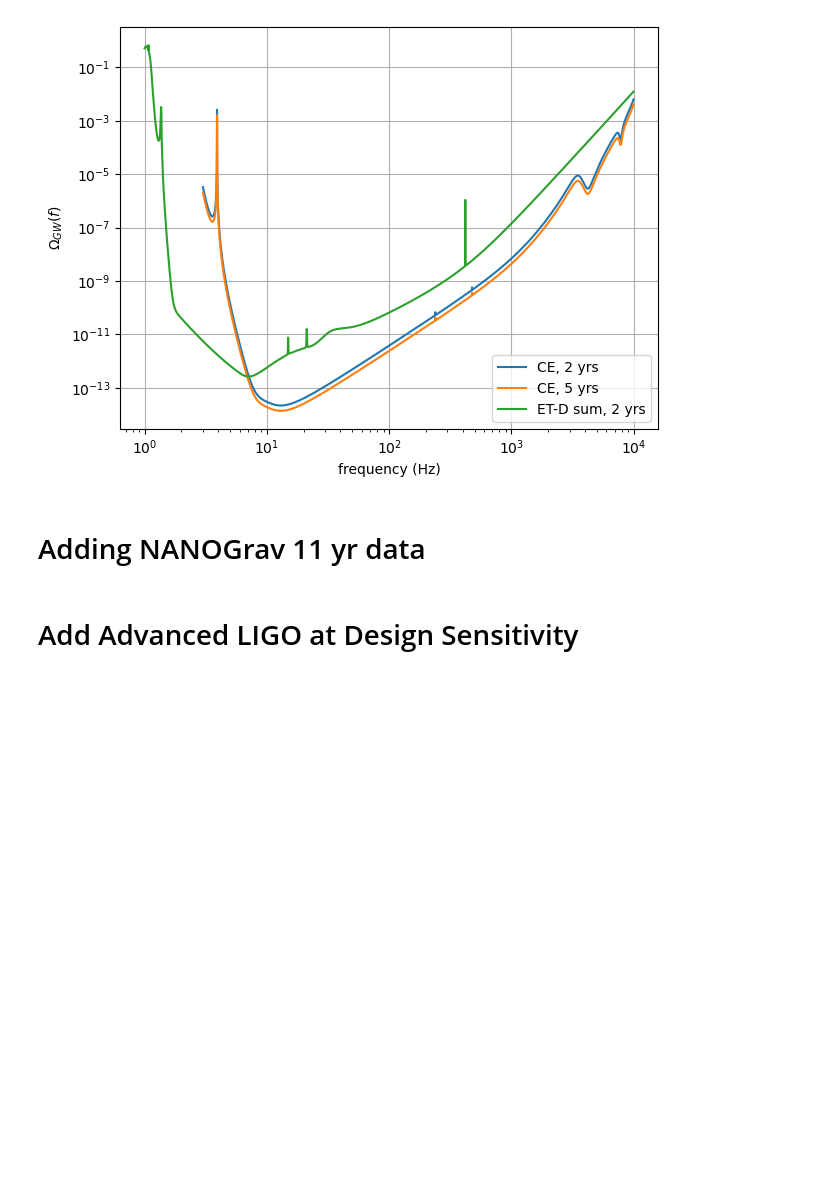
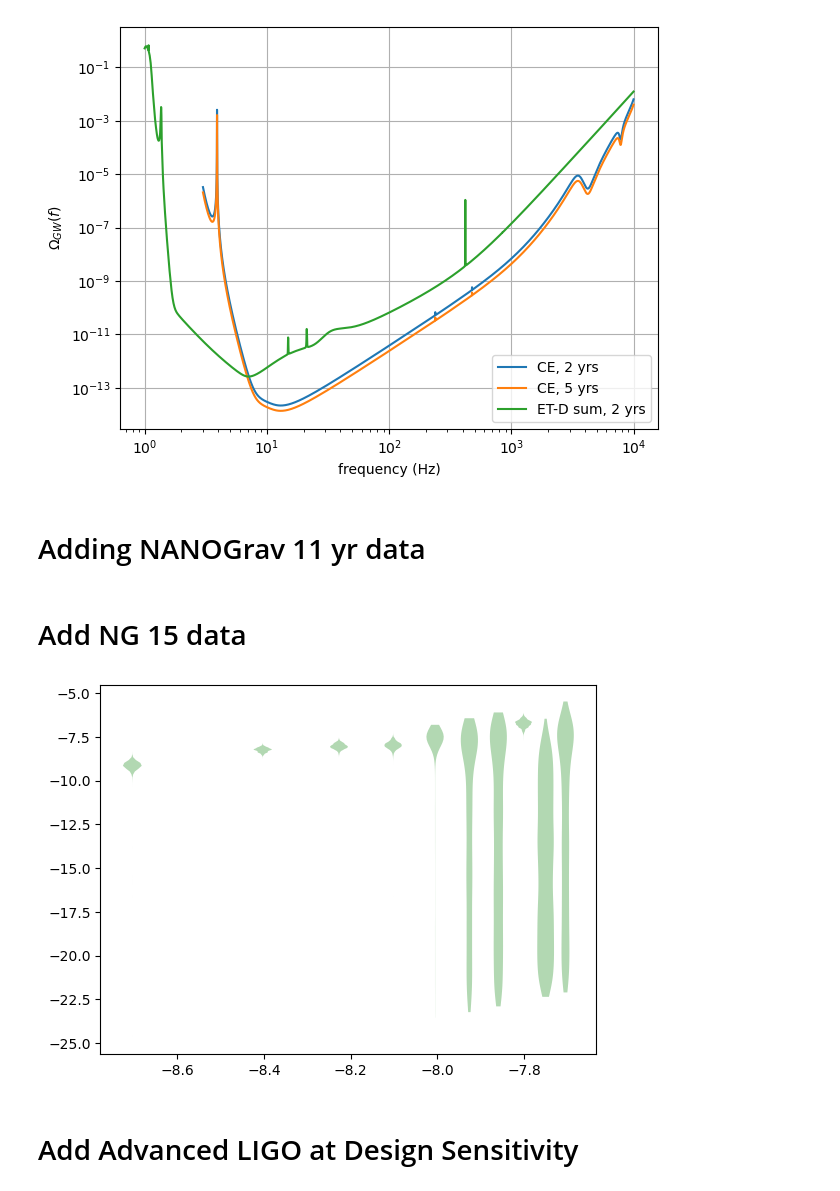
Before and after one commit to ChiaraMingarelli/omega_gw, a Jupyter notebook: codes/omega_gw_figs.ipynb, the cells around one changed output. Cells and saved outputs as stored; diff of their text form; code cells hidden in the pictures; blank space fills up the shorter version.

```diff
--- a/codes/omega_gw_figs.ipynb
+++ b/codes/omega_gw_figs.ipynb
@@ -137,3 +137,5 @@ plt.show()
 nano_curve = np.genfromtxt("nanograv18_omega.txt", names=('nanoFreq', 'NANOGrav18'))
 # %%
 nano_curve = Table(nano_curve)
+# %% [markdown]
+# Add NG 15 data
@@ -140,3 +147,14 @@ nano_curve = Table(nano_curve)
+# %%
+# Make a violin plot
+
+vpt = plt.violinplot(ng15_Om_list[:10], positions=(ng15_freqs[:10]), widths=0.005*ng15_freqs[:10], showextrema=False)
+for pc in vpt['bodies']:
+    pc.set_facecolor('g')
+    pc.set_alpha(0.3)
+
+#plt.savefig("testOmgw.pdf")
+# %% [output]
+[figure, added]
 # %% [markdown]
 # Add Advanced LIGO at Design Sensitivity
 # %%
```
Also changed, not shown: parts of 8 cells of this notebook.
